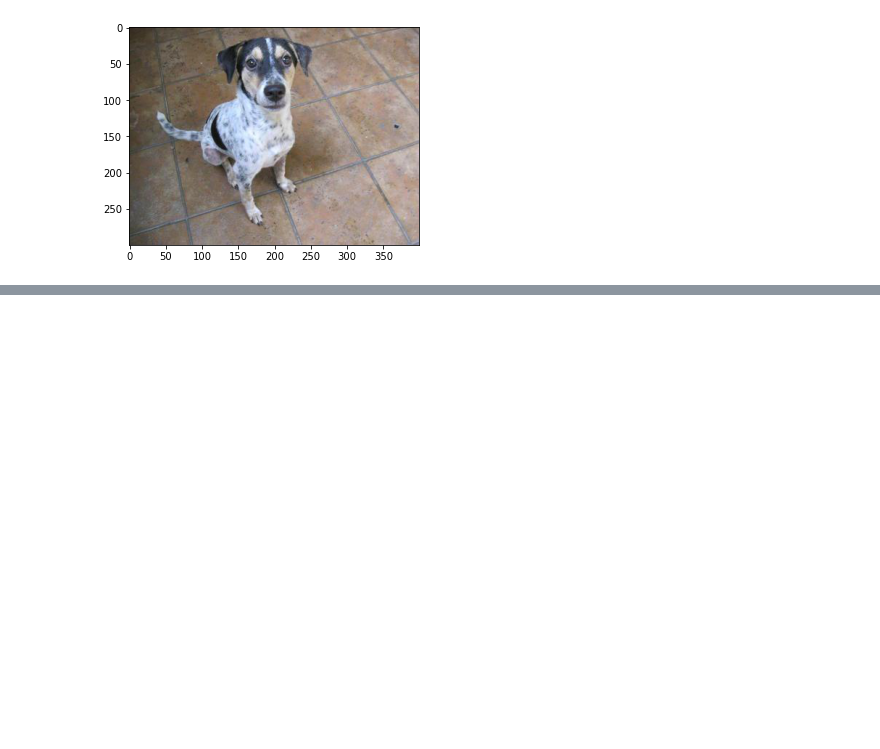
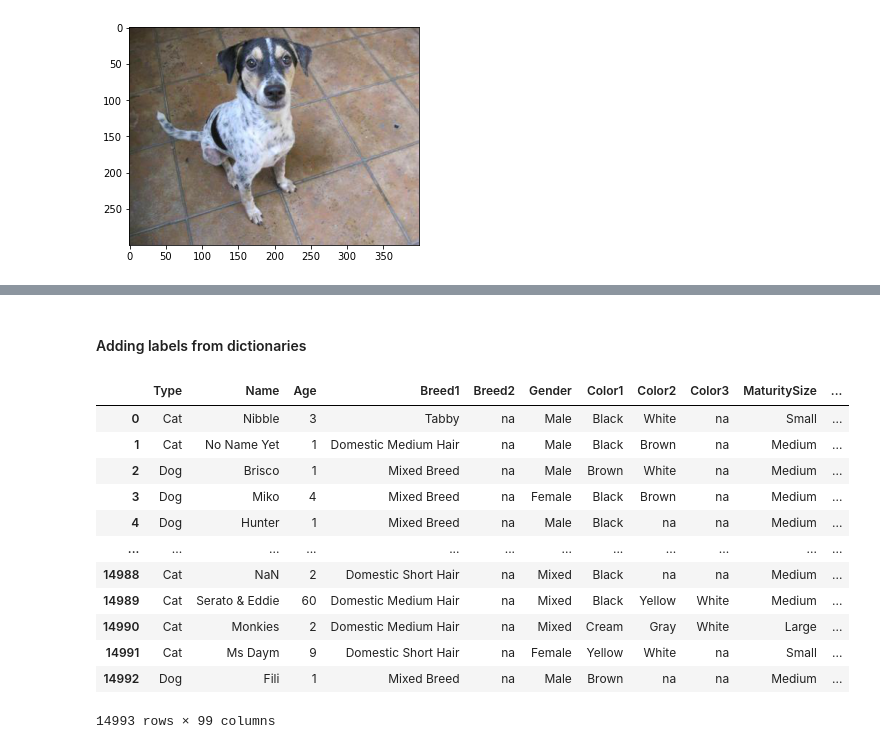
Before and after one commit to dawidjwisniewski/pet_adoption, a Jupyter notebook: project.ipynb, the cells around one changed output, grey strips where cells are left out. Saved outputs shown, nothing was run; the diff lists cells and outputs as text; code cells hidden in the pictures; blank space fills up the shorter version.

```diff
--- a/project.ipynb
+++ b/project.ipynb
@@ -561,0 +689,5 @@ Name: total, Length: 1318, dtype: int64
+# %%
+data_no_image = data.merge(sentence_data, how='left', on='PetID')
+data_no_image = data_no_image.merge(metadata_data, how='left', on='PetID')
+data_no_image = data_no_image.merge(shapes_data, how='left', on='PetID')
+data_no_image
@@ -561,0 +708,36 @@ Name: total, Length: 1318, dtype: int64
+# %% [markdown]
+#### Adding labels from dictionaries
+# %%
+data_no_image.Breed1 = data_no_image.Breed1.apply(lambda x:
+                                                  breed_labels_dict.get(x, 'na'))
+data_no_image.Breed2 = data_no_image.Breed1.apply(lambda x:
+                                                  breed_labels_dict.get(x, 'na'))
+# %%
+data_no_image.Color1 = data_no_image.Color1.apply(lambda x: color_dict.get(x, 'na'))
+data_no_image.Color2 = data_no_image.Color2.apply(lambda x: color_dict.get(x, 'na'))
+data_no_image.Color3 = data_no_image.Color3.apply(lambda x: color_dict.get(x, 'na'))
+# %%
+data_no_image.Type = data_no_image.Type.apply(lambda x: type_dict.get(x, 'na'))
+data_no_image.Gender = data_no_image.Gender.apply(lambda x: gender_dict.get(x, 'na'))
+data_no_image.MaturitySize = data_no_image.MaturitySize.apply(lambda x: maturity_size_dict.get(x, 'na'))
+data_no_image.FurLength = data_no_image.FurLength.apply(lambda x: fur_length_dict.get(x, 'na'))
+data_no_image.Vaccinated = data_no_image.Vaccinated.apply(lambda x: vaccinated_dict.get(x, 'na'))
+data_no_image.Dewormed = data_no_image.Dewormed.apply(lambda x: dewormed_dict.get(x, 'na'))
+data_no_image.Sterilized = data_no_image.Sterilized.apply(lambda x: sterilized_dict.get(x, 'na'))
+data_no_image.Health = data_no_image.Health.apply(lambda x: health_dict.get(x, 'na'))
+# %%
+data_no_image
+# %% [output]
+|  | Type | Name | Age | Breed1 | Breed2 | Gender | Color1 | Color2 | Color3 | MaturitySize | ... |
+| 0 | Cat | Nibble | 3 | Tabby | na | Male | Black | White | na | Small | ... |
+| 1 | Cat | No Name Yet | 1 | Domestic Medium Hair | na | Male | Black | Brown | na | Medium | ... |
+| 2 | Dog | Brisco | 1 | Mixed Breed | na | Male | Brown | White | na | Medium | ... |
+| 3 | Dog | Miko | 4 | Mixed Breed | na | Female | Black | Brown | na | Medium | ... |
+| 4 | Dog | Hunter | 1 | Mixed Breed | na | Male | Black | na | na | Medium | ... |
+| ... | ... | ... | ... | ... | ... | ... | ... | ... | ... | ... | ... |
+| 14988 | Cat | NaN | 2 | Domestic Short Hair | na | Mixed | Black | na | na | Medium | ... |
+| 14989 | Cat | Serato & Eddie | 60 | Domestic Medium Hair | na | Mixed | Black | Yellow | White | Medium | ... |
+| 14990 | Cat | Monkies | 2 | Domestic Medium Hair | na | Mixed | Cream | Gray | White | Large | ... |
+| 14991 | Cat | Ms Daym | 9 | Domestic Short Hair | na | Female | Yellow | White | na | Small | ... |
+| 14992 | Dog | Fili | 1 | Mixed Breed | na | Male | Brown | na | na | Medium | ... |
+14993 rows × 99 columns
```
Also changed, not shown: parts of 28 cells of this notebook.
